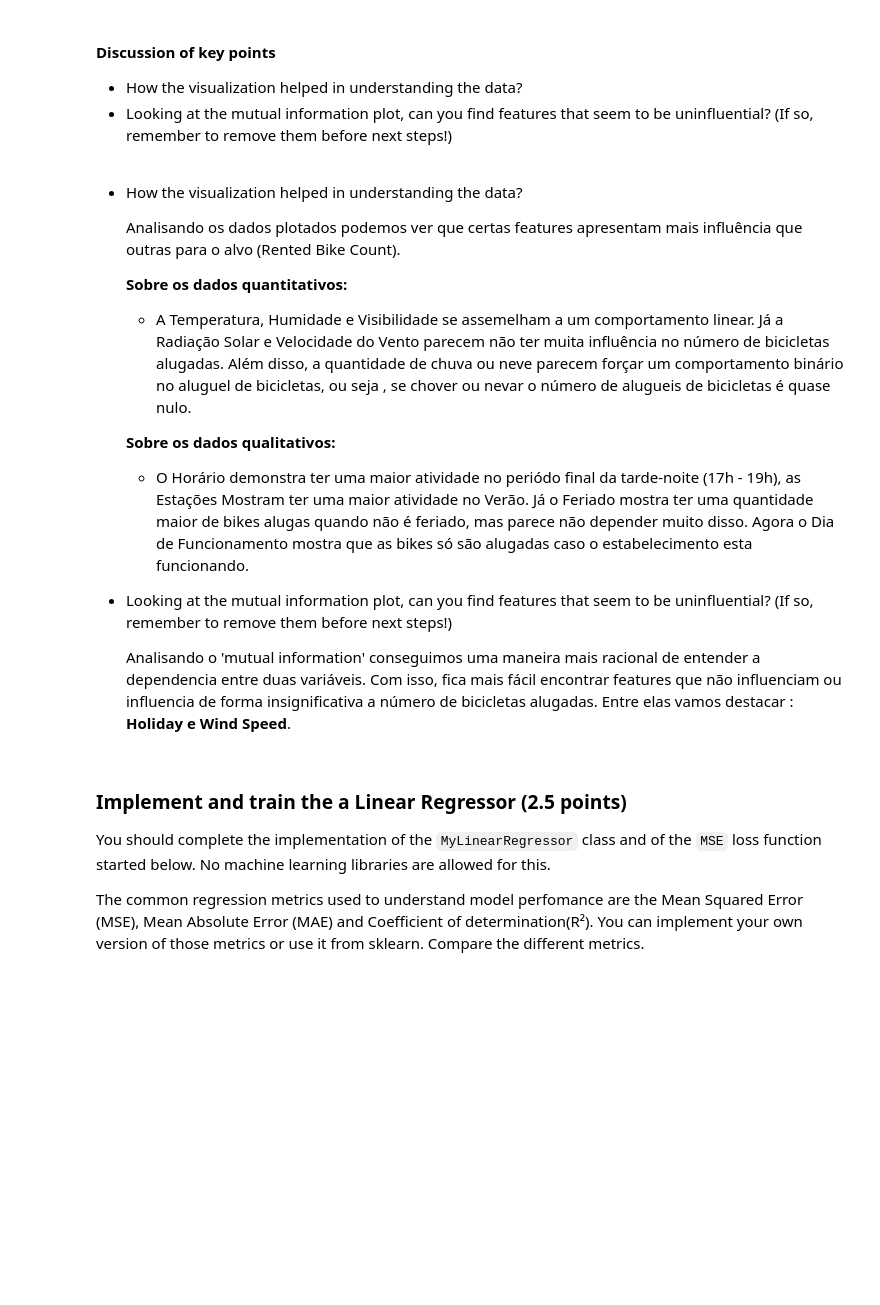
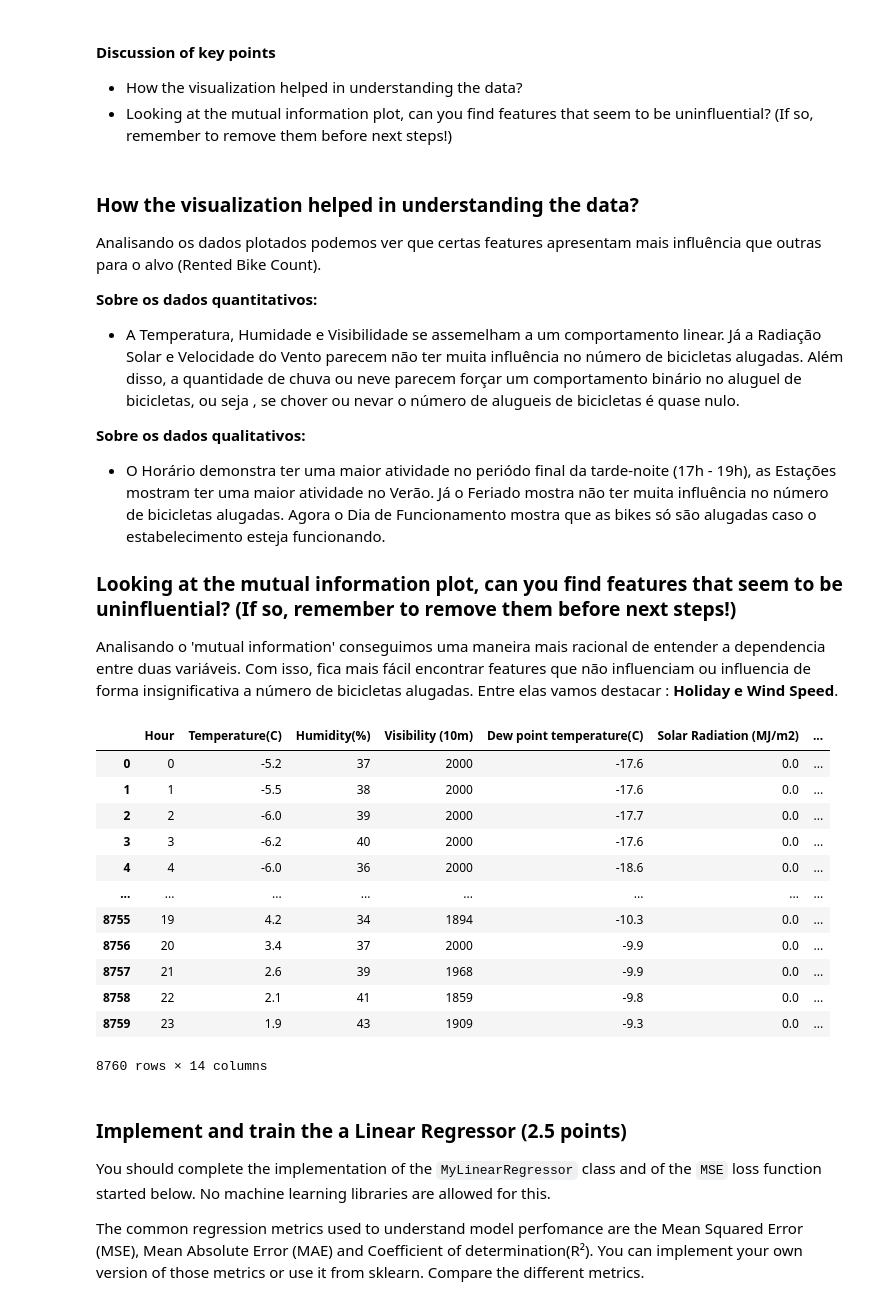
Before and after one commit to TheDeas343/MC886, a Jupyter notebook: Projects/P1/MC886_T1.ipynb, the cells around one changed output. Saved outputs shown, nothing was run; the diff lists cells and outputs as text; code cells hidden in the pictures; blank space fills up the shorter version.

Commit message:
Multiple Linear Regression

```diff
--- a/Projects/P1/MC886_T1.ipynb
+++ b/Projects/P1/MC886_T1.ipynb
@@ -278,20 +271,44 @@ plt.show()
 - How the visualization helped in understanding the data?
 - Looking at the mutual information plot, can you find features that seem to be uninfluential? (If so, remember to remove them before next steps!)
 # %% [markdown]
-- How the visualization helped in understanding the data?
+### How the visualization helped in understanding the data?
 
-    Analisando os dados plotados podemos ver que certas features apresentam mais influência que outras para o alvo (Rented Bike Count).
+Analisando os dados plotados podemos ver que certas features apresentam mais influência que outras para o alvo (Rented Bike Count).
 
-    **Sobre os dados quantitativos:**
-    - A Temperatura, Humidade e Visibilidade se assemelham a um comportamento linear. Já a Radiação Solar e Velocidade do Vento parecem não ter muita influência no número de bicicletas alugadas. Além disso, a quantidade de chuva ou neve parecem forçar um comportamento binário no aluguel de bicicletas, ou seja , se chover ou nevar o número de alugueis de bicicletas é quase nulo.
+**Sobre os dados quantitativos:**
+- A Temperatura, Humidade e Visibilidade se assemelham a um comportamento linear. Já a Radiação Solar e Velocidade do Vento parecem não ter muita influência no número de bicicletas alugadas. Além disso, a quantidade de chuva ou neve parecem forçar um comportamento binário no aluguel de bicicletas, ou seja , se chover ou nevar o número de alugueis de bicicletas é quase nulo.
 
 
-    **Sobre os dados qualitativos:**
-    - O Horário demonstra ter uma maior atividade no periódo final da tarde-noite (17h - 19h), as Estações Mostram ter uma maior atividade no Verão. Já o Feriado mostra ter uma quantidade maior de bikes alugas quando não é feriado, mas parece não depender muito disso. Agora o Dia de Funcionamento mostra que as bikes só são alugadas caso o estabelecimento esta funcionando.
+**Sobre os dados qualitativos:**
+- O Horário demonstra ter uma maior atividade no periódo final da tarde-noite (17h - 19h), as Estações mostram ter uma maior atividade no Verão. Já o Feriado mostra não ter muita influência no número de bicicletas alugadas. Agora o Dia de Funcionamento mostra que as bikes só são alugadas caso o estabelecimento esteja funcionando.
 
-- Looking at the mutual information plot, can you find features that seem to be uninfluential? (If so, remember to remove them before next steps!)
+### Looking at the mutual information plot, can you find features that seem to be uninfluential? (If so, remember to remove them before next steps!)
 
-    Analisando o 'mutual information' conseguimos uma maneira mais racional de entender a dependencia entre duas variáveis. Com isso, fica mais fácil encontrar features que não influenciam ou influencia de forma insignificativa a número de bicicletas alugadas. Entre elas vamos destacar : **Holiday e Wind Speed**.
+Analisando o 'mutual information' conseguimos uma maneira mais racional de entender a dependencia entre duas variáveis. Com isso, fica mais fácil encontrar features que não influenciam ou influencia de forma insignificativa a número de bicicletas alugadas. Entre elas vamos destacar : **Holiday e Wind Speed**.
+# %%
+#Selecionando apenas as colunas que serão utilizadas para treinamento. Retirando as features que com baixa significanicia segundo nosso grupo
+
+#Training data
+X = bike_data.drop(columns=['Rented Bike Count', 'Date', "Holiday_Holiday", "Holiday_No Holiday", "Wind speed (m/s)" ])
+
+#Target variables
+y = bike_data['Rented Bike Count']
+
+X
+# %% [output]
+|  | Hour | Temperature(C) | Humidity(%) | Visibility (10m) | Dew point temperature(C) | Solar Radiation (MJ/m2) | ... |
+| 0 | 0 | -5.2 | 37 | 2000 | -17.6 | 0.0 | ... |
+| 1 | 1 | -5.5 | 38 | 2000 | -17.6 | 0.0 | ... |
+| 2 | 2 | -6.0 | 39 | 2000 | -17.7 | 0.0 | ... |
+| 3 | 3 | -6.2 | 40 | 2000 | -17.6 | 0.0 | ... |
+| 4 | 4 | -6.0 | 36 | 2000 | -18.6 | 0.0 | ... |
+| ... | ... | ... | ... | ... | ... | ... | ... |
+| 8755 | 19 | 4.2 | 34 | 1894 | -10.3 | 0.0 | ... |
+| 8756 | 20 | 3.4 | 37 | 2000 | -9.9 | 0.0 | ... |
+| 8757 | 21 | 2.6 | 39 | 1968 | -9.9 | 0.0 | ... |
+| 8758 | 22 | 2.1 | 41 | 1859 | -9.8 | 0.0 | ... |
+| 8759 | 23 | 1.9 | 43 | 1909 | -9.3 | 0.0 | ... |
+8760 rows × 14 columns
 # %% [markdown]
 ### **Implement and train the a Linear Regressor** (2.5 points)
 
```
Also changed, not shown: parts of 9 cells of this notebook.
